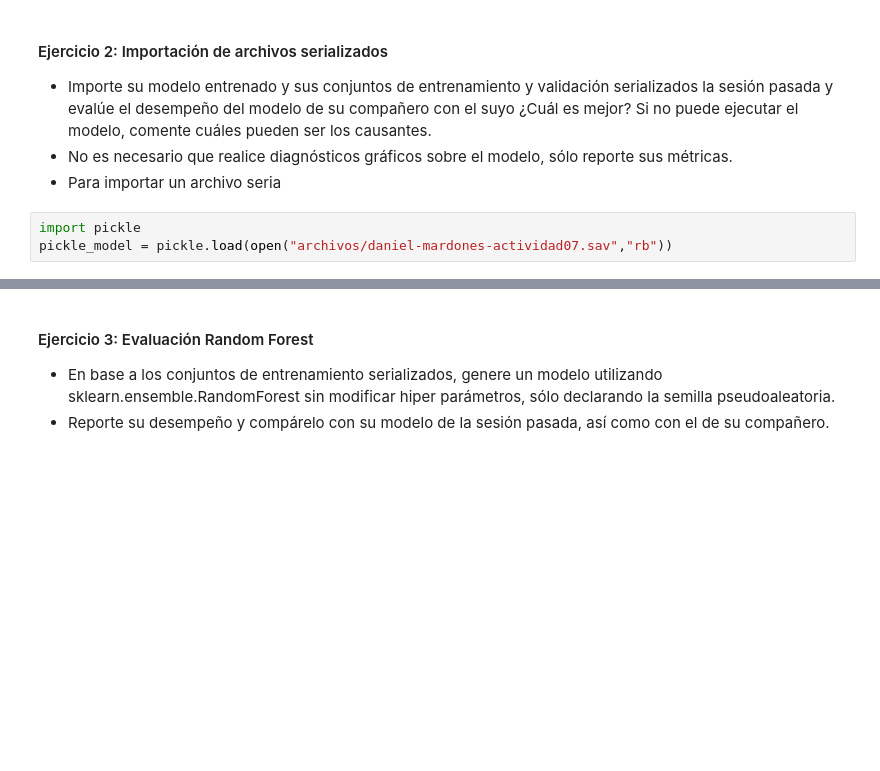
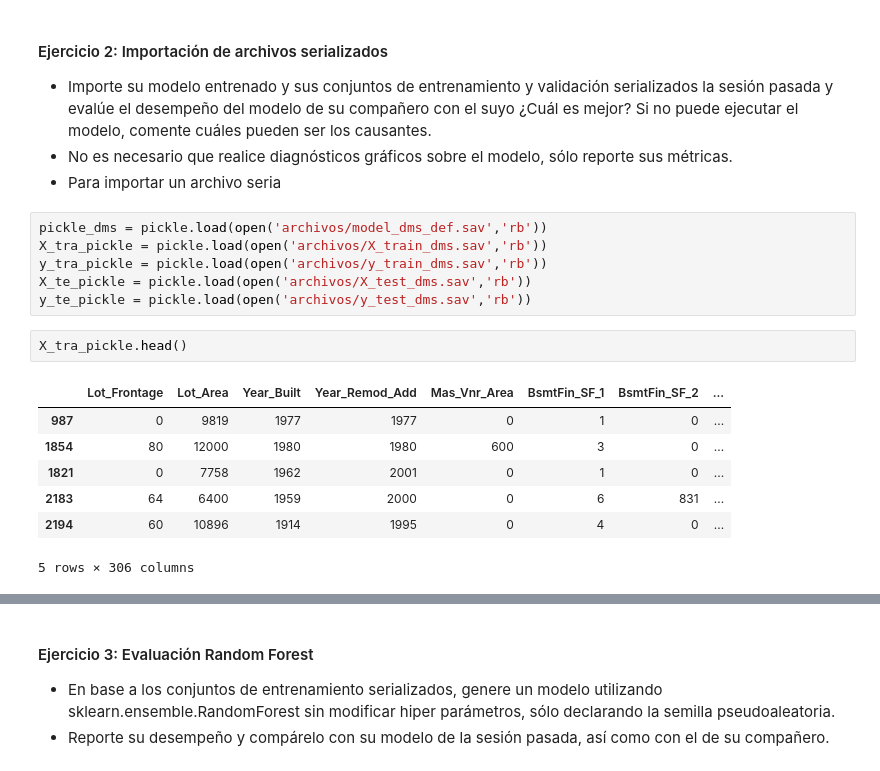
Before and after one commit to Denniels/Machine_Learning, a Jupyter notebook: Algoritmos_de_Ensamble/Desafio_Random_Forest.ipynb, the cells around one changed output, grey strips where cells are left out. Saved outputs shown, nothing was run; the diff lists cells and outputs as text; blank space fills up the shorter version.

```diff
--- a/Algoritmos_de_Ensamble/Desafio_Random_Forest.ipynb
+++ b/Algoritmos_de_Ensamble/Desafio_Random_Forest.ipynb
@@ -63,6 +65,19 @@ df.shape
 - No es necesario que realice diagnósticos gráficos sobre el modelo, sólo reporte sus
   métricas.
 - Para importar un archivo seria
-# %%
-import pickle
-pickle_model = pickle.load(open("archivos/daniel-mardones-actividad07.sav","rb"))
+# %%
+pickle_dms = pickle.load(open('archivos/model_dms_def.sav','rb'))
+X_tra_pickle = pickle.load(open('archivos/X_train_dms.sav','rb'))
+y_tra_pickle = pickle.load(open('archivos/y_train_dms.sav','rb'))
+X_te_pickle = pickle.load(open('archivos/X_test_dms.sav','rb'))
+y_te_pickle = pickle.load(open('archivos/y_test_dms.sav','rb'))
+# %%
+X_tra_pickle.head()
+# %% [output]
+|  | Lot_Frontage | Lot_Area | Year_Built | Year_Remod_Add | Mas_Vnr_Area | BsmtFin_SF_1 | BsmtFin_SF_2 | ... |
+| 987 | 0 | 9819 | 1977 | 1977 | 0 | 1 | 0 | ... |
+| 1854 | 80 | 12000 | 1980 | 1980 | 600 | 3 | 0 | ... |
+| 1821 | 0 | 7758 | 1962 | 2001 | 0 | 1 | 0 | ... |
+| 2183 | 64 | 6400 | 1959 | 2000 | 0 | 6 | 831 | ... |
+| 2194 | 60 | 10896 | 1914 | 1995 | 0 | 4 | 0 | ... |
+5 rows × 306 columns
```
Also changed, not shown: parts of 12 cells of this notebook, 18 other files.
